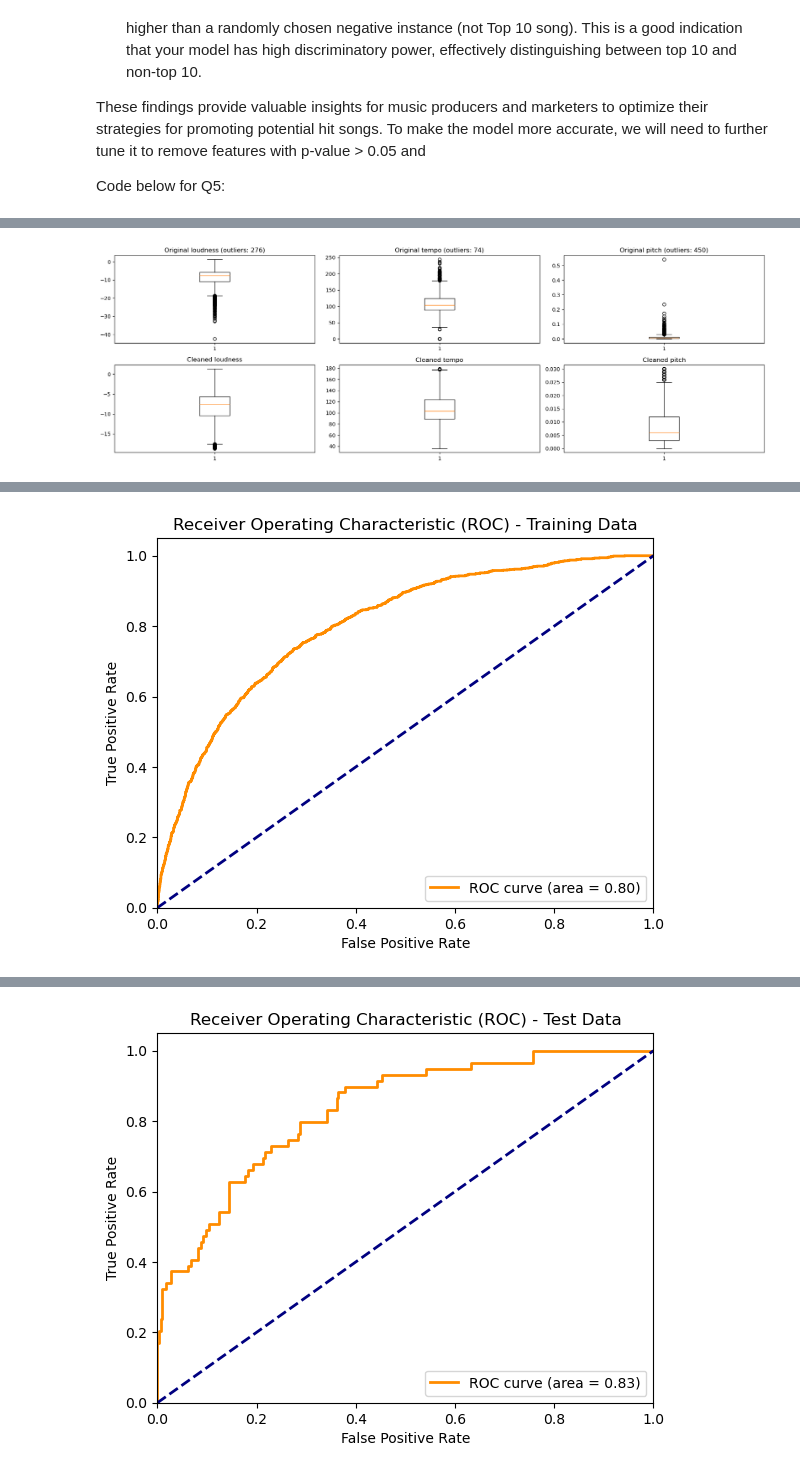
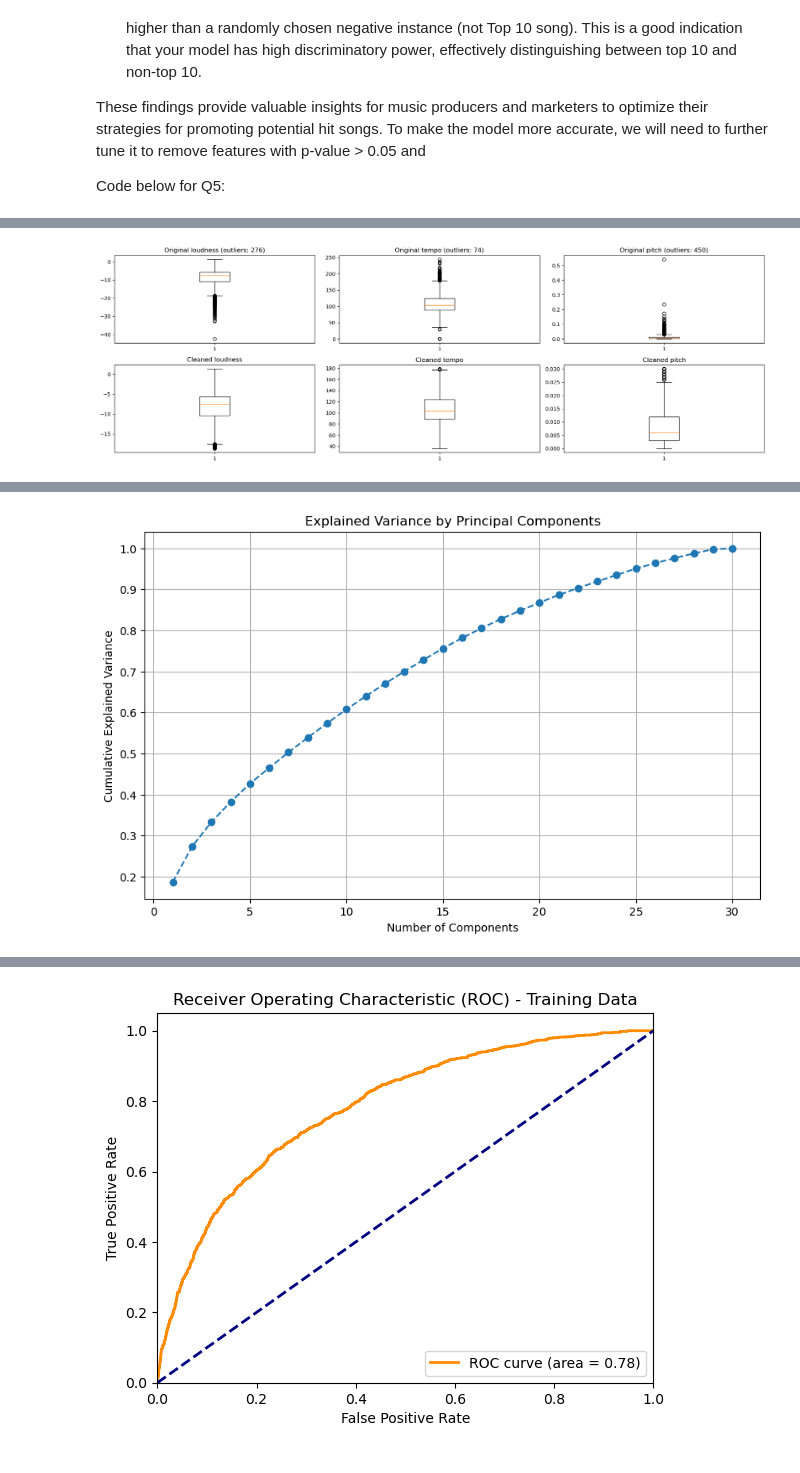
Before and after one commit to rameloa/School, a Jupyter notebook: 841Ops and Supply Chain Analytics/A2/A2_code.ipynb, the cells around one changed output, grey strips where cells are left out. Saved outputs shown, nothing was run; the diff lists cells and outputs as text; code cells hidden in the pictures.

```diff
--- a/841Ops and Supply Chain Analytics/A2/A2_code.ipynb
+++ b/841Ops and Supply Chain Analytics/A2/A2_code.ipynb
@@ -882,8 +882,7 @@ import seaborn as sns
 from sklearn.model_selection import train_test_split
 from sklearn.linear_model import LogisticRegression
 from sklearn.preprocessing import StandardScaler
-from sklearn.utils import resample
-from imblearn.over_sampling import SMOTE  # Import SMOTE for oversampling
+from sklearn.decomposition import PCA
 from sklearn.metrics import confusion_matrix, accuracy_score, precision_score, recall_score, f1_score, roc_curve, auc
 from scipy.stats import norm
 from statsmodels.stats.outliers_influence import variance_inflation_factor
@@ -897,7 +896,7 @@ print("\nColumns with more than 0 null values:")
 print(null_counts[null_counts > 0])
 
 # Removing unnecessary variables
-df = df.drop(columns=['artistname', 'songtitle', 'songID', 'artistID','energy','timesignature','timesignature_confidence'])
+df = df.drop(columns=['artistname', 'songtitle', 'songID', 'artistID', 'energy', 'timesignature', 'timesignature_confidence'])
 print(df.columns)
 
 # Show initial class distribution to understand the problem
@@ -959,11 +958,11 @@ print("\nClass distribution in train_df['Top10']:")
 print(train_df['Top10'].value_counts())
 
 # Prepare the training data
-X_train = train_df.drop(columns=["Top10","year"])
+X_train = train_df.drop(columns=["Top10", "year"])
 y_train = train_df["Top10"]
 
 # Prepare the testing data
-X_test = test_df.drop(columns=["Top10","year"])
+X_test = test_df.drop(columns=["Top10", "year"])
 y_test = test_df["Top10"]
 
 # Normalize features using StandardScaler
@@ -971,52 +970,43 @@ scaler = StandardScaler()
 X_train_scaled = scaler.fit_transform(X_train)
 X_test_scaled = scaler.transform(X_test)
 
-# Add a constant column for the intercept for statsmodels logistic regression
-X_train_sm = sm.add_constant(X_train_scaled, has_constant='add')
+# Apply PCA
+pca = PCA()  # Initialize PCA
+pca_data = pca.fit_transform(X_train_scaled)
 
-# Fit logistic regression model using statsmodels to get p-values
-logit_model = sm.Logit(y_train, X_train_sm)
-result = logit_model.fit()
+# Step 4: Analyze the explained variance to determine the number of components
+explained_variance_ratio = pca.explained_variance_ratio_
+cumulative_variance = np.cumsum(explained_variance_ratio)
+print("\nCumulative Variance Explained by Principal Components:")
+print(cumulative_variance)
 
-# Get p-values from the model
-p_values = result.pvalues
-print("\nP-values from logistic regression model:")
-print(p_values)
+# Plot the explained variance ratio
+plt.figure(figsize=(10, 6))
+plt.plot(range(1, len(explained_variance_ratio) + 1), cumulative_variance, marker='o', linestyle='--')
+plt.xlabel('Number of Components')
+plt.ylabel('Cumulative Explained Variance')
+plt.title('Explained Variance by Principal Components')
+plt.grid(True)
+plt.show()
 
-# Identify features with p-values greater than 0.05
-significant_features_indices = p_values[p_values <= 0.05].index.tolist()
-print("\nSignificant features (p <= 0.05):")
-print(significant_features_indices)
+# Choose number of components that explain enough variance (95% in this case)
+pca = PCA(n_components=0.95)
+X_train_pca = pca.fit_transform(X_train_scaled)
+X_test_pca = pca.transform(X_test_scaled)
 
-# Map indices back to feature names (excluding the intercept 'const')
-if 'const' in significant_features_indices:
-    significant_features_indices.remove('const')
+# Analyze the loadings
+loadings = pd.DataFrame(pca.components_.T, columns=[f'PC{i+1}' for i in range(pca.n_components_)], index=X_train.columns)
+print("\nPrincipal Component Loadings:")
+print(loadings)
 
-# Get the corresponding feature names from the original dataset columns
-significant_feature_names = [X_train.columns[int(idx[1:]) - 1] for idx in significant_features_indices]
 
-print("\nSignificant feature names:")
-print(significant_feature_names)
 
-# Identify insignificant features (those not in the significant list)
-insignificant_feature_names = [col for col in X_train.columns if col not in significant_feature_names]
-print("\nInsignificant feature names (p > 0.05):")
-print(insignificant_feature_names)
-
-# Select only significant features
-X_train_significant = X_train[significant_feature_names]
-X_test_significant = X_test[significant_feature_names]
-
-# Normalize significant features
-X_train_significant_scaled = scaler.fit_transform(X_train_significant)
-X_test_significant_scaled = scaler.transform(X_test_significant)
-
-# Fit the logistic regression model again with significant features
+# Fit the logistic regression model with PCA components
 log_reg = LogisticRegression(max_iter=10000, solver='lbfgs')
-log_reg.fit(X_train_significant_scaled, y_train)
+log_reg.fit(X_train_pca, y_train)
 
 # Evaluate on the training set
-y_train_pred_prob = log_reg.predict_proba(X_train_significant_scaled)[:, 1]
+y_train_pred_prob = log_reg.predict_proba(X_train_pca)[:, 1]
 y_train_pred = (y_train_pred_prob > 0.5).astype(int)
 train_conf_matrix = confusion_matrix(y_train, y_train_pred)
 train_accuracy = accuracy_score(y_train, y_train_pred)
@@ -1047,7 +1037,7 @@ plt.legend(loc="lower right")
 plt.show()
 
 # Evaluate on the test set
-y_test_pred_prob = log_reg.predict_proba(X_test_significant_scaled)[:, 1]
+y_test_pred_prob = log_reg.predict_proba(X_test_pca)[:, 1]
 y_test_pred = (y_test_pred_prob > 0.5).astype(int)
 test_conf_matrix = confusion_matrix(y_test, y_test_pred)
 test_accuracy = accuracy_score(y_test, y_test_pred)
@@ -1117 +1104 @@ Train F1 Score: 0.2650
-[figure, old version]
+[figure, new version]
@@ -1125 +1122 @@ Test F1 Score: 0.3288
-[figure, old version]
+[figure, new version]
```
Also changed, not shown: parts of 1 cell of this notebook, 26 other files.
